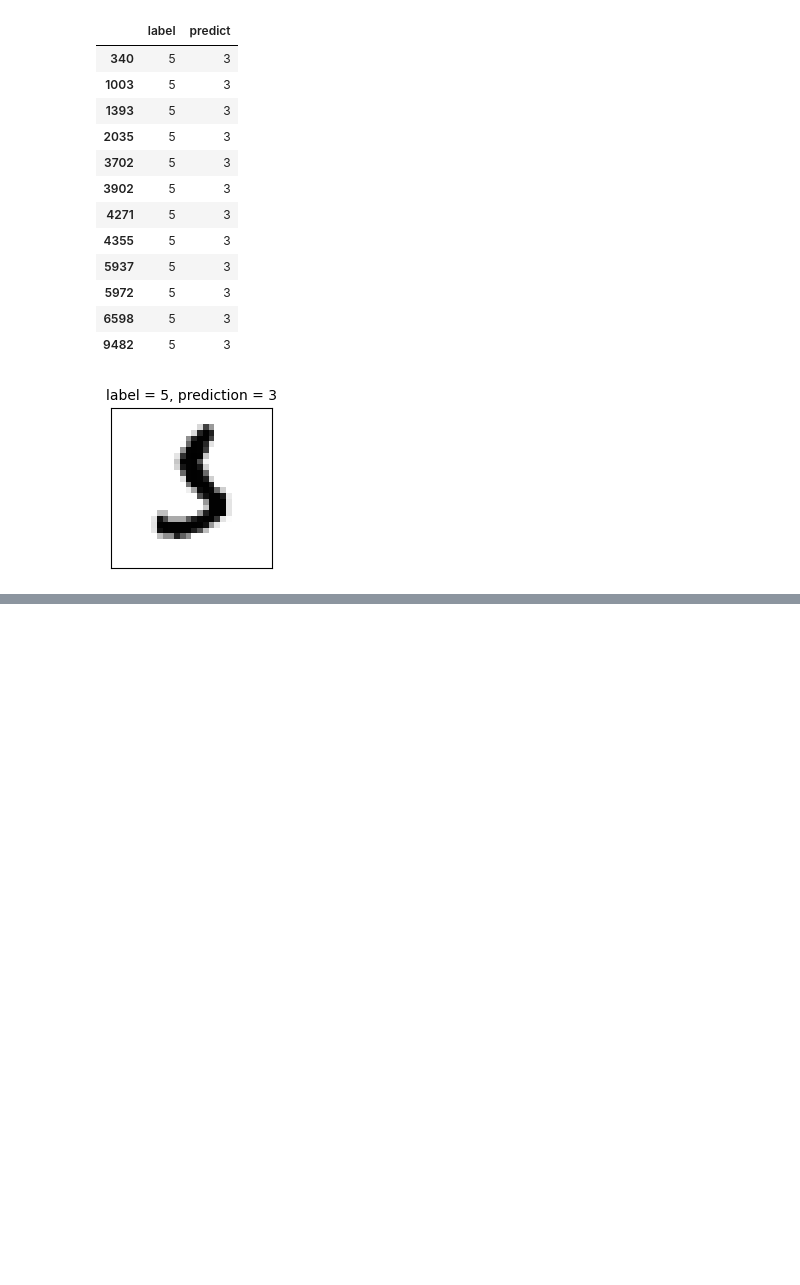
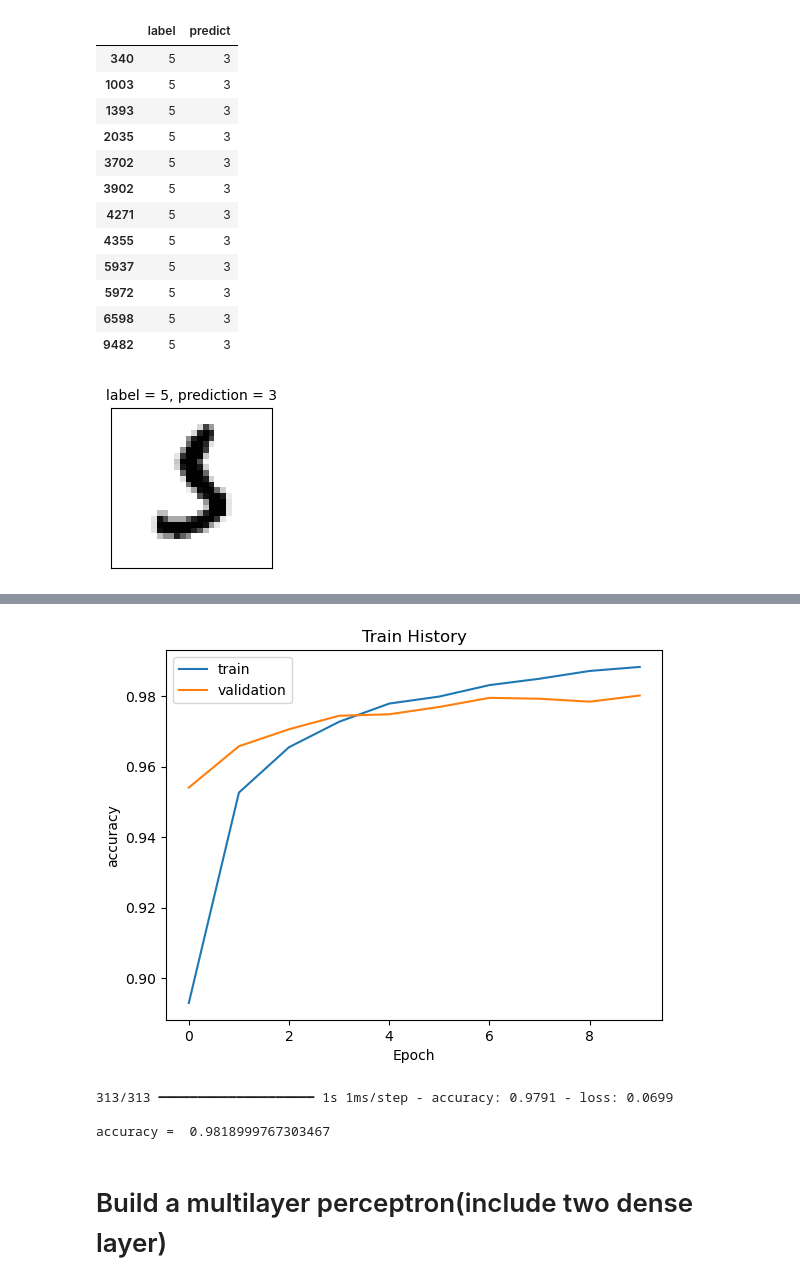
Before and after one commit to OohelloworldoO/Practical-Applications-of-Artificial-Intelligence, a Jupyter notebook: Machine Learning(ML)/Deep Neural Network(DNN)/Classifying Handwritten Digits Using Multilayer Perceptron(MLP).ipynb, the cells around one changed output, grey strips where cells are left out. Cells and saved outputs as stored; diff of their text form; code cells hidden in the pictures; blank space fills up the shorter version.

```diff
--- a/Machine Learning(ML)/Deep Neural Network(DNN)/Classifying Handwritten Digits Using Multilayer Perceptron(MLP).ipynb
+++ b/Machine Learning(ML)/Deep Neural Network(DNN)/Classifying Handwritten Digits Using Multilayer Perceptron(MLP).ipynb
@@ -231,0 +365,15 @@ plot_images_labels_prediction(x_test_image, y_test_label, predicted_labels, idx
+# %%
+model.compile(
+    loss = 'categorical_crossentropy',
+    optimizer = 'adam',
+    metrics = ['accuracy']
+)
+
+train_history = model.fit(
+    x = x_train_normalize,
+    y = y_train_onehot,
+    validation_split = 0.2,
+    epochs = 10,
+    batch_size = 200,
+    verbose = 2
+)
@@ -231,0 +401,23 @@ plot_images_labels_prediction(x_test_image, y_test_label, predicted_labels, idx
+# %%
+import matplotlib.pyplot as plt
+def show_train_history(train_history, train, validation):
+    plt.plot(train_history.history[train])
+    plt.plot(train_history.history[validation])
+    plt.title('Train History')
+    plt.ylabel(train)
+    plt.xlabel('Epoch')
+    plt.legend(['train', 'validation'], loc = 'upper left')
+    plt.show()
+show_train_history(train_history, 'accuracy', 'val_accuracy')
+# %% [output]
+[figure, added]
+# %%
+scores = model.evaluate(x_test_normalize, y_test_onehot)
+print()
+print('accuracy = ', scores[1])
+# %% [output]
+313/313 ━━━━━━━━━━━━━━━━━━━━ 1s 1ms/step - accuracy: 0.9791 - loss: 0.0699
+
+accuracy =  0.9818999767303467
+# %% [markdown]
+# Build a multilayer perceptron(include two dense layer)
```
Also changed, not shown: parts of 13 cells of this notebook.
